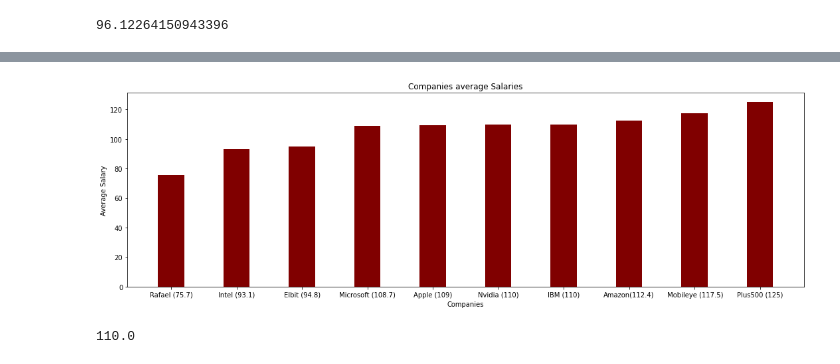
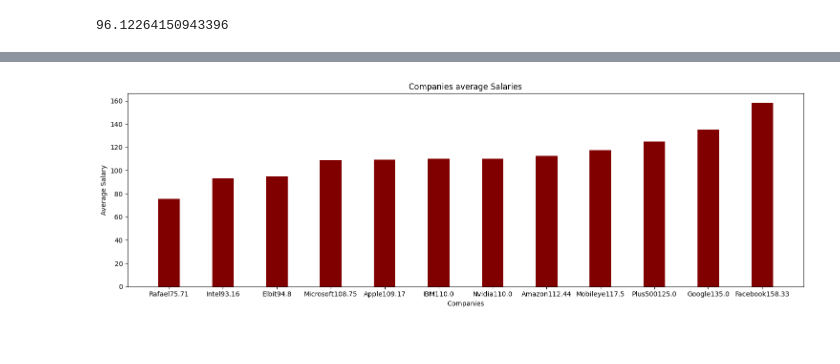
Before and after one commit to itay-nakash/SalarySurvey, a Jupyter notebook: SalarySurvey_form.ipynb, the cells around one changed output, grey strips where cells are left out. Saved outputs shown, nothing was run; the diff lists cells and outputs as text; code cells hidden in the pictures.

```diff
--- a/SalarySurvey_form.ipynb
+++ b/SalarySurvey_form.ipynb
@@ -16,6 +16,10 @@ grade='ממוצע (נכון לתקופת חיפוש העבודה)'
 bargin='האם התמקחת אחרי קבלת ההצעה?'
 gender='מין'
 company='חברה (נא לכתוב באנגלית את שם החברה)'
+
+ice_cream='טעם גלידה אהוב'
+
+rounding_density=2
 # %%
 #cleanup to the data, you should add your own cleanup to the data:
 df=df.drop(65)
@@ -45,6 +49,22 @@ def calculate_average(df,column_name):
 
 def calculate_precentage_of_binary_answer(df,column_name,binary_field_answer):
     return len(df[df[column_name]==binary_field_answer])/ len(df)
+
+def create_sorted_average_dict(dict,field):
+    average_dict={}
+    sorted_dict={}
+    #calculate the average:
+    for name in dict:
+        average_dict[name]=calculate_average(dict[name],field)
+
+    #sort:
+    sorted_salary_list=sorted(average_dict.items(), key=lambda x: x[1])
+
+    for tup in sorted_salary_list:
+        average_rounded=round(tup[1],rounding_density)
+        new_key= tup[0]+str(average_rounded)
+        sorted_dict[new_key]=tup[1]
+    return sorted_dict
 # %%
 #calculate average salary and grades:
 
@@ -134,17 +118,22 @@ av_mobileye=df_Mobileye[salary].astype(float).sum() / len(df_Mobileye)
+# %%
+#get the calculate companies average:
+
+companies_dict={}
+companies_names=['Intel','Microsoft','Amazon','Google','Facebook','Apple','IBM','Rafael','Elbit','Plus500','Nvidia','Mobileye']
+
+for company_name in companies_names:
+    companies_dict[company_name]=df[df[company]==company_name]
+# %%
+
+sorted_salaries_companies=create_sorted_average_dict(companies_dict,salary)
 # %%
-companys=['Rafael (75.7)','Intel (93.1)','Elbit (94.8)','Microsoft (108.7)','Apple (109)','Nvidia (110)','IBM (110)','Amazon(112.4)',' Mobileye (117.5)','Plus500 (125)']
-salarys=[av_rafael,av_intel,av_elbit,av_mic,av_apple,av_ncidia,av_ibm,av_ama,av_mobileye,av_plus500]
 fig=plt.figure(figsize=(15,5))
-plt.bar(companys, salarys, color ='maroon',
+plt.bar(sorted_salaries_companies.keys(), sorted_salaries_companies.values(), color ='maroon',
         width = 0.4)
 
 plt.xlabel("Companies")
 plt.ylabel("Average Salary")
 plt.title("Companies average Salaries")
 plt.show()
 # %% [output]
-[figure, old version]
+[figure, new version]
-# %%
-av_ncidia
-# %% [output]
-110.0
```
Also changed, not shown: parts of 12 cells of this notebook.
